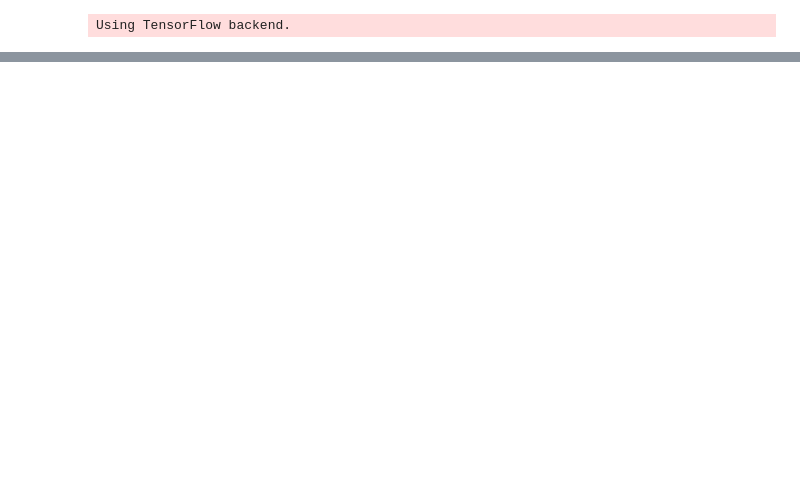
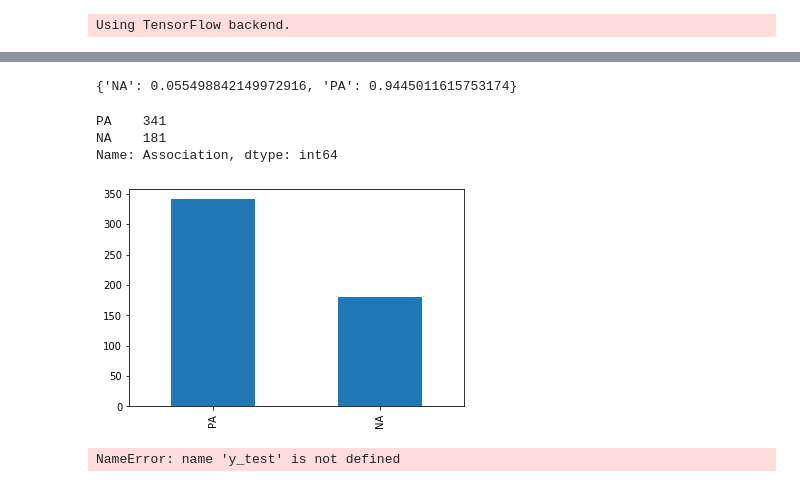
Before and after one commit to tsantosh7/Unsupervised-Supervised-Protein-Genes-Diseases-Organisms-Extraction, a Jupyter notebook: Code/Relation_Association_Classification.ipynb, the cells around one changed output, grey strips where cells are left out. Saved outputs shown, nothing was run; the diff lists cells and outputs as text; code cells hidden in the pictures; blank space fills up the shorter version.

```diff
--- a/Code/Relation_Association_Classification.ipynb
+++ b/Code/Relation_Association_Classification.ipynb
@@ -264 +298,45 @@ Saved architecture model and architecture model to disk
 # print("%s: %.2f%%" % (loaded_model.metrics_names[1], score[1]*100))
+# %%
+test_samples = ['CCBE1 is expressed in normal ovary, but is reduced in ovarian cancer cell lines and primary carcinomas.']
+
+test_sample_split = format_sentences(test_samples)
+test_ = tokenizer.texts_to_sequences(test_sample_split)
+test_pad = pad_sequences(test_, maxlen=maxlenth)
+#predict
+# model.predict(x=test_pad)
+
+dic = dict(zip(le.classes_, model.predict(x=test_pad).tolist()[0]))
+
+dic
+# %% [output]
+{'NA': 0.055498842149972916, 'PA': 0.9445011615753174}
+# %%
+# Testing on unseen data
+
+ColNames = ['entity_1', 'entity_2', 'Association', 'PMID', 'Sentence']
+Poly_doc_d_t = codecs.open(data_path+'PolySearch/'+'p1_disease_gene_testset.simple'+'.tsv','rU','UTF-8')
+Poly_target_disease = pd.read_csv(Poly_doc_d_t, sep='\t', na_filter = False, names = ColNames)
+Poly_target_disease['CLASS'] = 'gene_disease'
+
+# Poly_doc_d_t = codecs.open(data_path+'PolySearch/'+'p1_drug_gene_testset'+'.tsv','rU','UTF-8')
+# Poly_drug_target = pd.read_csv(Poly_doc_d_t, sep='\t', na_filter = False, names = ColNames)
+# Poly_drug_target['CLASS'] = 'drug_gene'
+
+
+# Poly_temp = Poly_drug_target.append(Poly_target_disease)
+
+Poly_temp = Poly_target_disease
+
+# Poly_temp
+# %%
+test_sentences = Poly_temp['Sentence']
+test_labels = Poly_temp['Association'].apply(lambda x: x.replace('Negative', 'NA').replace('Positive', 'PA'))
+
+labels_count = test_labels.value_counts()
+labels_count.plot(kind="bar")
+print(test_labels.value_counts())
+# %% [output]
+PA    341
+NA    181
+Name: Association, dtype: int64
+[figure, added]
@@ -264,0 +349,4 @@ Saved architecture model and architecture model to disk
+# %%
+f1_score(le_tr, y_pred.argmax(axis=1), average='weighted')
+# %% [output]
+NameError: name 'y_test' is not defined
```
Also changed, not shown: parts of 14 cells of this notebook, 3 other files.
